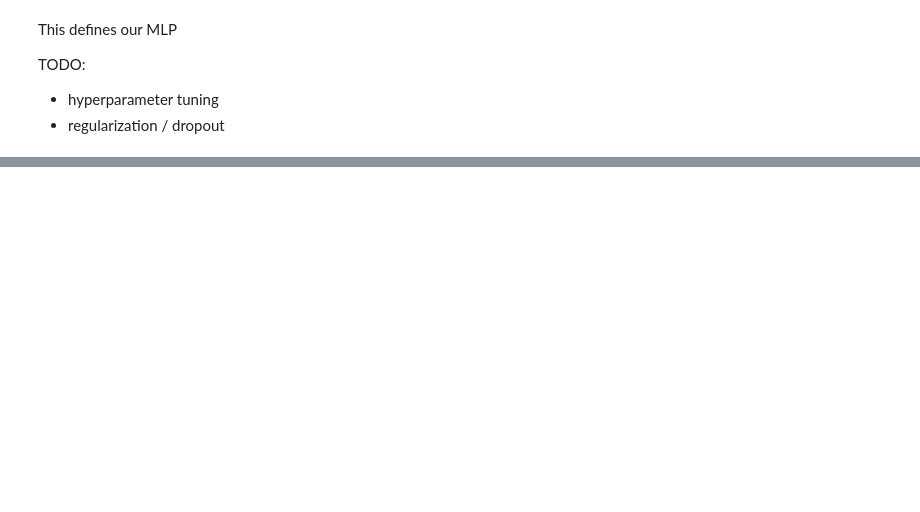
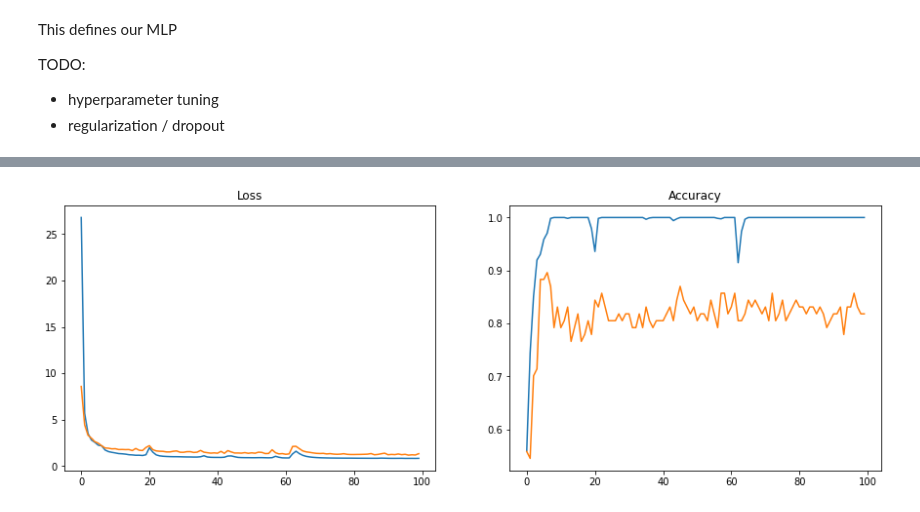
Before and after one commit to nicolaromano/corticotroph-heterogeneity, a Jupyter notebook: 08_transfer_learning.ipynb, the cells around one changed output, grey strips where cells are left out. Drawn from its saved outputs; the diff is of its cells as text; code cells hidden in the pictures; blank space fills up the shorter version.

```diff
--- a/08_transfer_learning.ipynb
+++ b/08_transfer_learning.ipynb
@@ -60,9 +97,9 @@ def build_model(n_clusters:int) -> keras.Model:
     # Now build our MLP
     model = keras.Sequential()
     model.add(keras.layers.InputLayer(input_shape=(len(common_genes))))
-    model.add(keras.layers.Dense(512, activation="relu", name="hidden_1"))
-    model.add(keras.layers.Dense(256, activation="relu", name="hidden_2"))
-    model.add(keras.layers.Dense(32, activation="relu", name="hidden_3"))
+    model.add(keras.layers.Dense(512, activation="relu", kernel_regularizer=keras.regularizers.l1(0.001), name="dense_1"))
+    model.add(keras.layers.Dense(256, activation="relu", kernel_regularizer=keras.regularizers.l1(0.001), name="hidden_2"))
+    model.add(keras.layers.Dense(32, activation="relu", kernel_regularizer=keras.regularizers.l1(0.001), name="hidden_3"))
     # Output layer
     # Note the +1 to take into account the "other" class
     model.add(keras.layers.Dense(n_clusters + 1, activation="softmax", name="output"))
@@ -90,12 +132,17 @@ def prepare_training_data(expr: List, clusters: List, dataset_id: int) -> Tuple[
 
     # We get the expression matrix and labels for the dataset we are using as reference...
     expr = expr[dataset_id]
-    clusters = clusters[dataset_id]
+    clusters = clusters[dataset_id]["Cluster"].values
     # ... and split into training and test data
     x_train, x_test, y_train, y_test = train_test_split(expr, clusters, test_size=0.1, random_state=42)
 
+    # Scale the data with MinMaxScaler
+    scaler = MinMaxScaler()
+    x_train = scaler.fit_transform(x_train)
+    x_test = scaler.transform(x_test)
+
     # One-hot encode labels
-    y_train = keras.utils.to_categorical(y_train, num_classes=len(clusters) + 1)
-    y_test = keras.utils.to_categorical(y_test, num_classes=len(clusters) + 1)
+    y_train = keras.utils.to_categorical(y_train, num_classes=len(np.unique(clusters)) + 1)
+    y_test = keras.utils.to_categorical(y_test, num_classes=len(np.unique(clusters)) + 1)
 
     return (x_train, y_train, x_test, y_test)
@@ -128,0 +184,17 @@ None
+# %%
+ref_dataset = 0
+
+dataset_name = filenames_expr[ref_dataset].split(".")[0]
+print(f"Using dataset {dataset_name} as reference")
+
+# Update in W&B
+wandb.config.dataset_name = dataset_name
+
+model  = build_model(len(clusters[ref_dataset]["Cluster"].unique()))
+x_train, y_train, x_test, y_test = prepare_training_data(expr, clusters, ref_dataset)
+x_train_aug, y_train_aug = get_augmented_samples(x_train, y_train, n=500, perc_shuffle_genes=0.01)
+
+x_train = np.vstack([x_train, x_train_aug])
+y_train = np.vstack([y_train, y_train_aug])
+
+print(model.summary())
@@ -128,0 +223,2 @@ None
+# %%
+history = model.fit(x_train, y_train, epochs=epochs, batch_size=batch_size, validation_data=(x_test, y_test), callbacks=[WandbCallback()])
@@ -128,0 +243,11 @@ None
+# %%
+fig, ax = plt.subplots(1, 2, figsize=(15, 5))
+ax[0].plot(history.history["loss"], label="train")
+ax[0].plot(history.history["val_loss"], label="test")
+ax[0].set_title("Loss")
+ax[1].plot(history.history["accuracy"], label="train")
+ax[1].plot(history.history["val_accuracy"], label="test")
+ax[1].set_title("Accuracy")
+plt.show()
+# %% [output]
+[figure, added]
```
Also changed, not shown: parts of 13 cells of this notebook, 4 other files.
